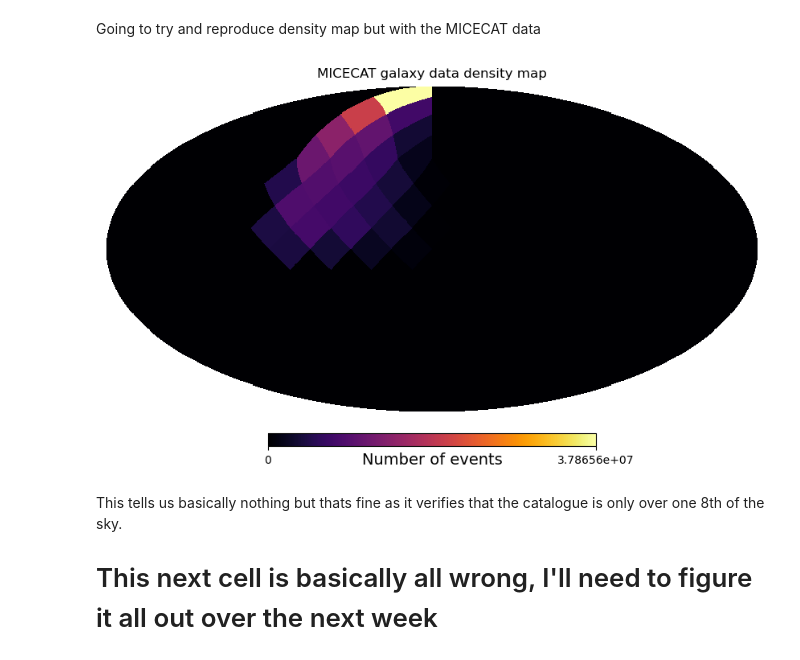
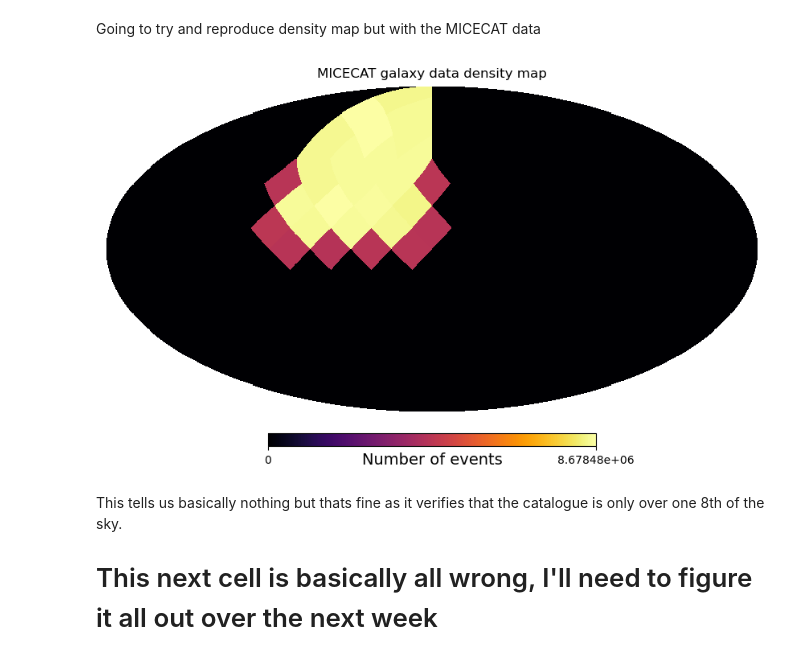
Before and after one commit to AStevens33/Cosmology-Masters-Project-, a Jupyter notebook: jupnotebooktrial.ipynb, the cells around one changed output. Saved outputs shown, nothing was run; the diff lists cells and outputs as text; code cells hidden in the pictures.

Commit message:
Fixed micecat data plot to be isotropic and added a first pass at declination binning, next step is to incorporate it into the interpolative function

```diff
--- a/jupnotebooktrial.ipynb
+++ b/jupnotebooktrial.ipynb
@@ -321,30 +321,30 @@ Going to try and reproduce density map but with the MICECAT data
 # %%
 nside = 4 #mediocre number of pixels, good for first pass but I'd like to increase as the project continues
 npix = hp.nside2npix(nside) # this gives the number of pixels on the map (far as i can tell)
 chunk_size = 500_000 #everything I tried last week was taking too long so im splitting it into chunks to make it more manageable
 far_cut = 0.25
 snr_cut = 11.0
 counts = np.zeros(npix, dtype=np.float64) #this line makes an empty array of pixels that will update as events fall into them, which i can call on later once its full (NEWLY CHANGED TO FLOAT FOR WHEN I START TO INCLUDE WEIGHTING)
 
 
 
 RA = micecatdata['ra']
 DEC = micecatdata['dec']
 
 valid = np.isfinite(RA) & np.isfinite(DEC)
 
-Mpixels = hp.ang2pix(nside, 90 - DEC[valid], RA[valid], lonlat = True)
+Mpixels = hp.ang2pix(nside, RA, DEC, lonlat = True)
 Mcounts = np.bincount(Mpixels, minlength=npix)
 
 hp.mollview(
     Mcounts,
     title='MICECAT galaxy data density map',
     unit='Number of events',
     cmap='inferno'
 )
 plt.show()
 # %% [output]
-[figure, old version]
+[figure, new version]
 # %% [markdown]
 This tells us basically nothing but thats fine as it verifies that the catalogue is only over one 8th of the sky.
 
```
Also changed, not shown: 1 other file.
